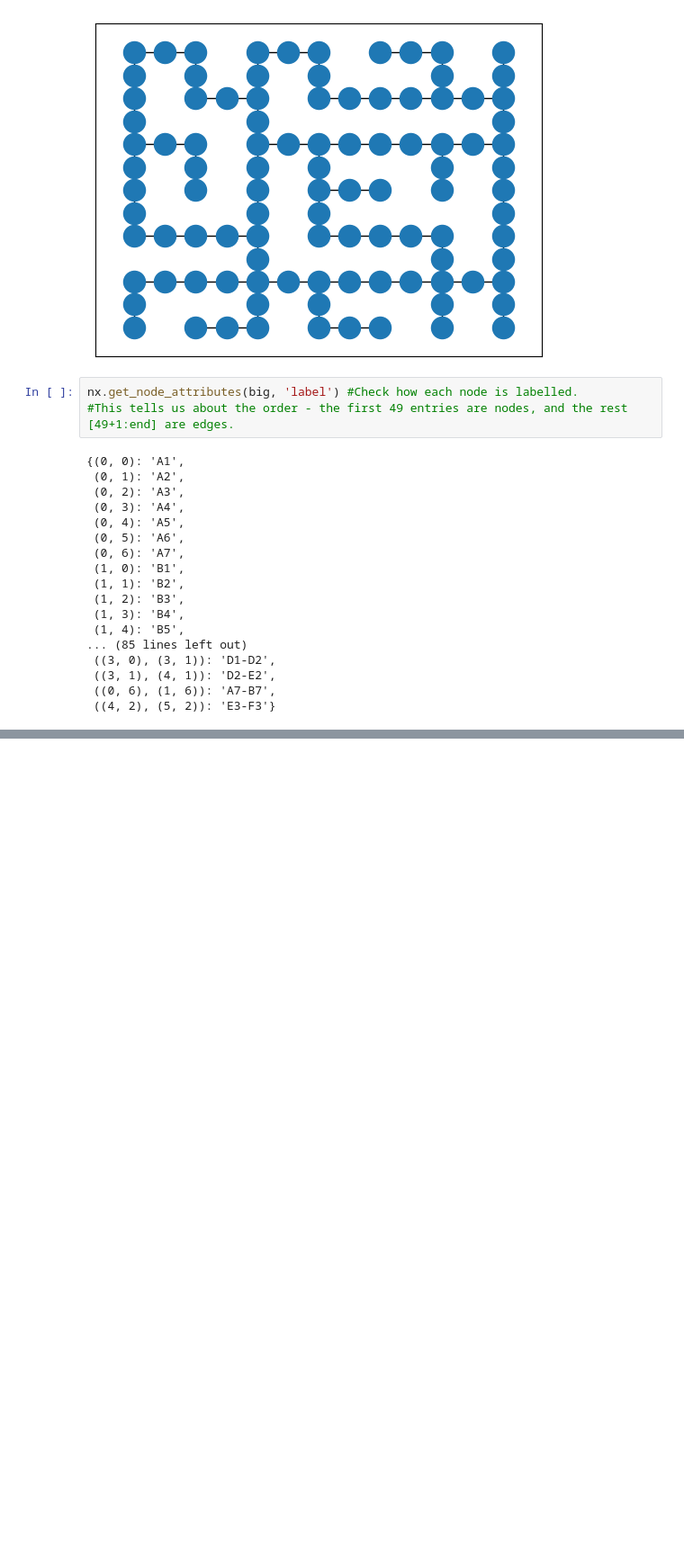
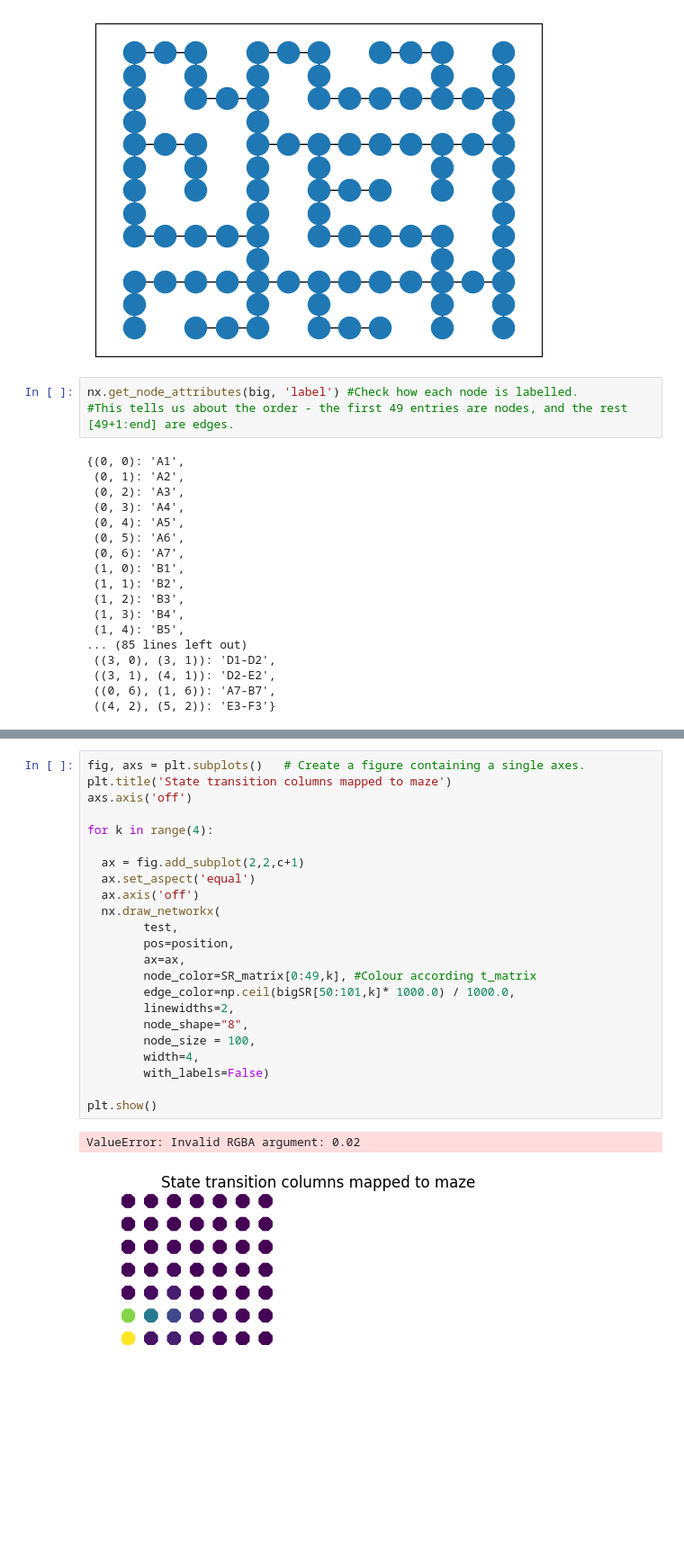
Before and after one commit to charlesdgburns/GridModels, a Jupyter notebook: Playground.ipynb, the cells around one changed output, grey strips where cells are left out. Shown: that part at 90% size. Saved outputs shown, nothing was run; the diff lists cells and outputs as text; blank space fills up the shorter version.

```diff
--- a/Playground.ipynb
+++ b/Playground.ipynb
@@ -1398,0 +1425,26 @@ nx.get_node_attributes(big, 'label') #Check how each node is labelled.
+# %%
+fig, axs = plt.subplots()   # Create a figure containing a single axes.
+plt.title('State transition columns mapped to maze')
+axs.axis('off')
+
+for k in range(4):
+
+  ax = fig.add_subplot(2,2,c+1)
+  ax.set_aspect('equal')
+  ax.axis('off')
+  nx.draw_networkx(
+        test,
+        pos=position,
+        ax=ax,
+        node_color=SR_matrix[0:49,k], #Colour according t_matrix
+        edge_color=np.ceil(bigSR[50:101,k]* 1000.0) / 1000.0,
+        linewidths=2,
+        node_shape="8",
+        node_size = 100,
+        width=4,
+        with_labels=False)
+
+plt.show()
+# %% [output]
+ValueError: Invalid RGBA argument: 0.02
+[figure, added]
```
Also changed, not shown: parts of 9 cells of this notebook.
